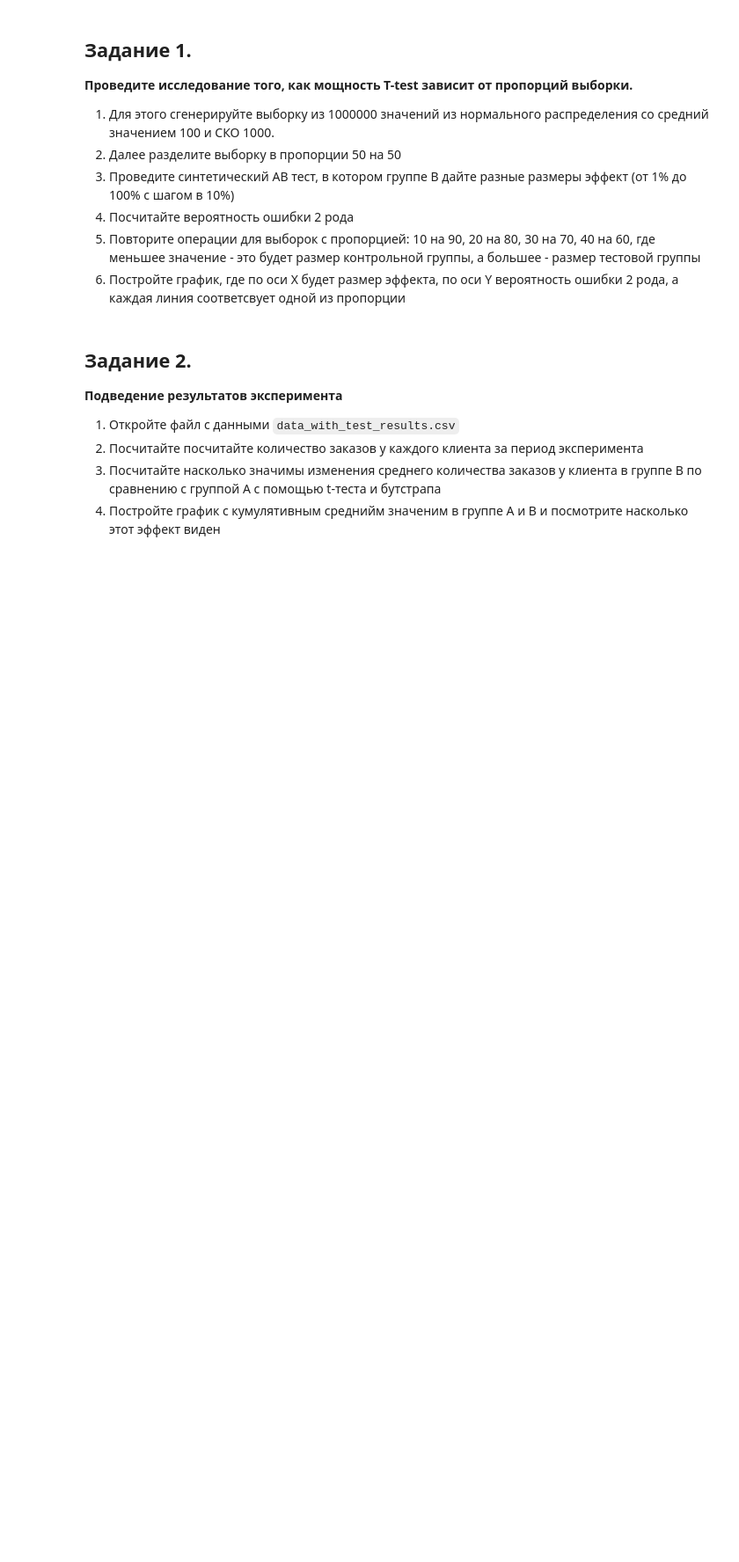
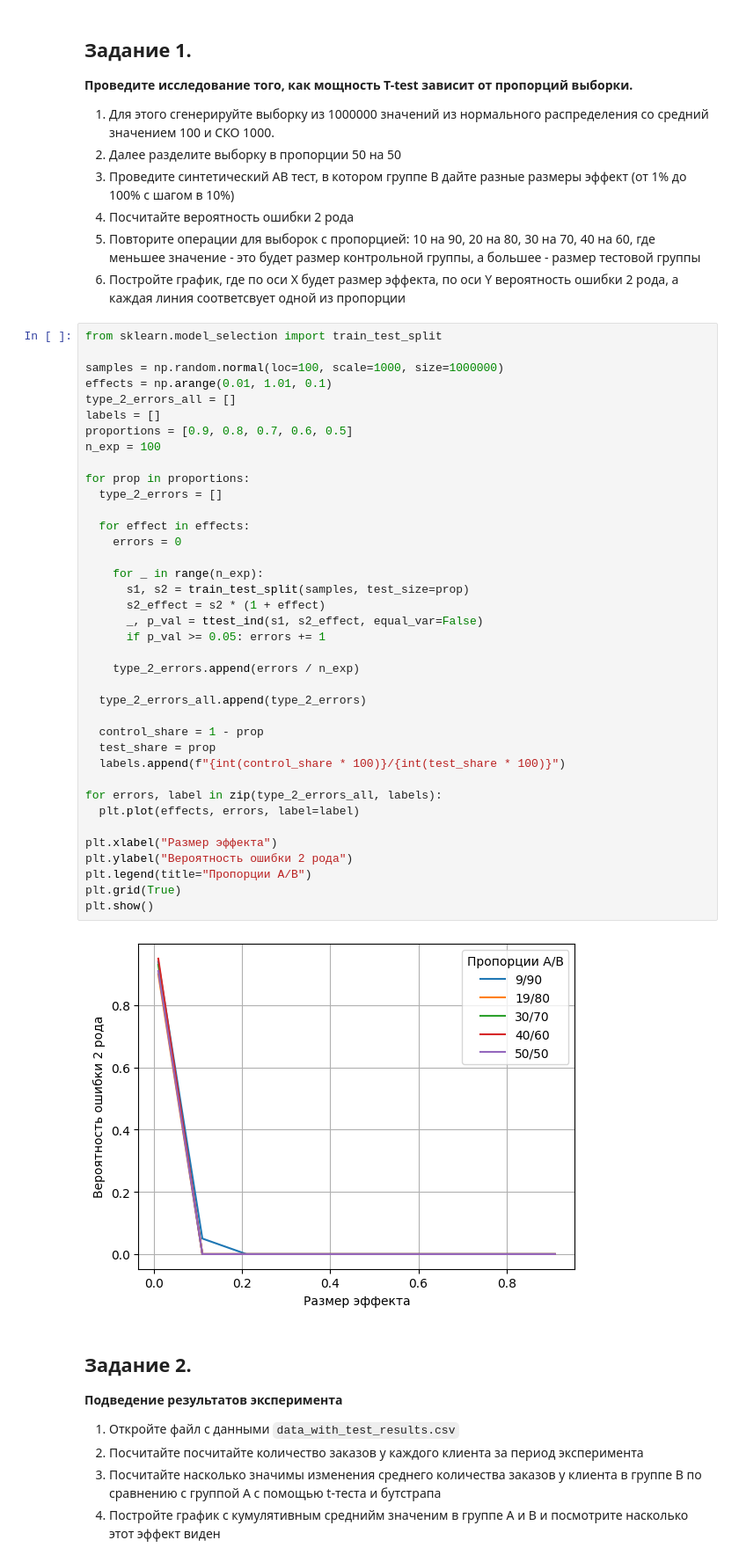
Before and after one commit to Lizavetka99/t-akademy, a Jupyter notebook: matstat hw2/homework3-f2229b8a-0217-4f9e-b646-2f26194e9780.ipynb, the cells around one changed output. Shown: that part at 88% size. Cells and saved outputs as stored; diff of their text form; blank space fills up the shorter version.

```diff
--- a/matstat hw2/homework3-f2229b8a-0217-4f9e-b646-2f26194e9780.ipynb
+++ b/matstat hw2/homework3-f2229b8a-0217-4f9e-b646-2f26194e9780.ipynb
@@ -13,6 +13,46 @@ from tqdm import tqdm
 4) Посчитайте вероятность ошибки 2 рода
 5) Повторите операции для выборок с пропорцией: 10 на 90, 20 на 80, 30 на 70, 40 на 60, где меньшее значение - это будет размер контрольной группы, а большее - размер тестовой группы
 6) Постройте график, где по оси X будет размер эффекта, по оси Y вероятность ошибки 2 рода, а каждая линия соответсвует одной из пропорции
+# %%
+from sklearn.model_selection import train_test_split
+
+samples = np.random.normal(loc=100, scale=1000, size=1000000)
+effects = np.arange(0.01, 1.01, 0.1)
+type_2_errors_all = []
+labels = []
+proportions = [0.9, 0.8, 0.7, 0.6, 0.5]
+n_exp = 100
+
+for prop in proportions:
+  type_2_errors = []
+
+  for effect in effects:
+    errors = 0
+
+    for _ in range(n_exp):
+      s1, s2 = train_test_split(samples, test_size=prop)
+      s2_effect = s2 * (1 + effect)
+      _, p_val = ttest_ind(s1, s2_effect, equal_var=False)
+      if p_val >= 0.05: errors += 1
+
+    type_2_errors.append(errors / n_exp)
+
+  type_2_errors_all.append(type_2_errors)
+
+  control_share = 1 - prop
+  test_share = prop
+  labels.append(f"{int(control_share * 100)}/{int(test_share * 100)}")
+
+for errors, label in zip(type_2_errors_all, labels):
+  plt.plot(effects, errors, label=label)
+
+plt.xlabel("Размер эффекта")
+plt.ylabel("Вероятность ошибки 2 рода")
+plt.legend(title="Пропорции A/B")
+plt.grid(True)
+plt.show()
+# %% [output]
+[figure, added]
 # %% [markdown]
 ## Задание 2.
 **Подведение результатов эксперимента**
```
Also changed, not shown: parts of 8 cells of this notebook.
